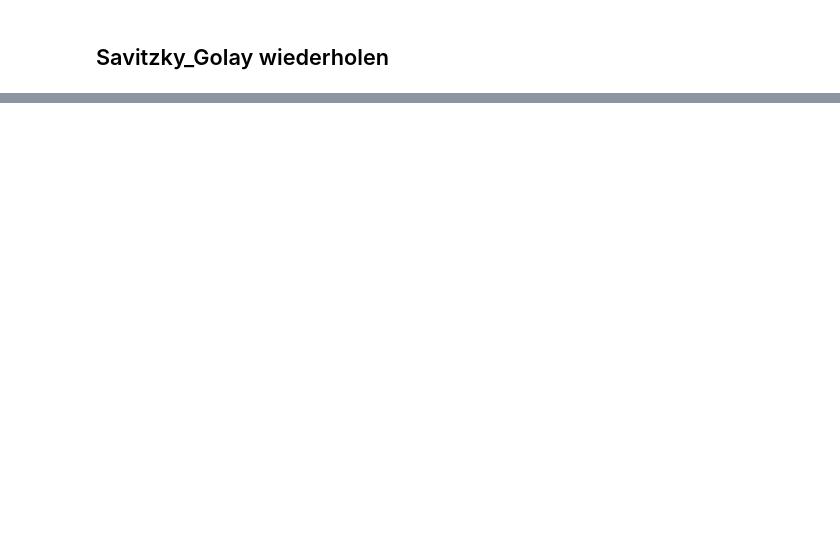
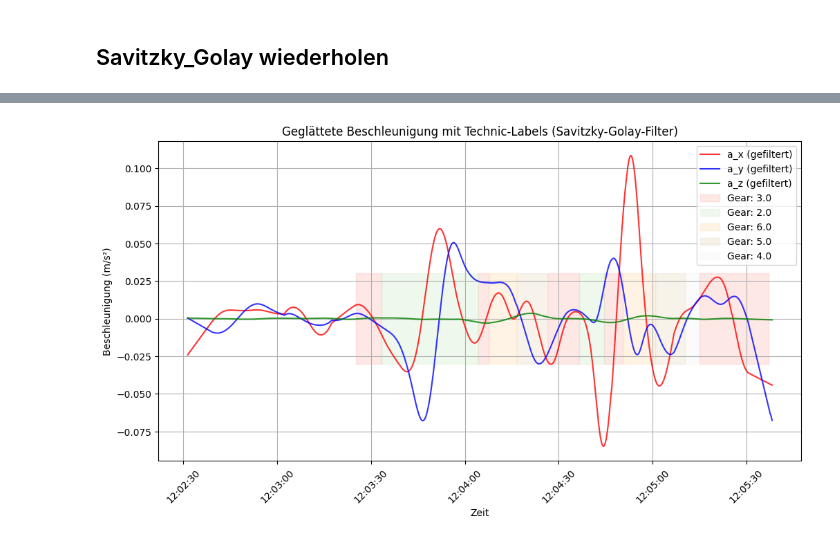
Before and after one commit to Louisfhgr/Dash.py, a Jupyter notebook: Vorwärtsbewegung_standartisieren.ipynb, the cells around one changed output, grey strips where cells are left out. Drawn from its saved outputs; the diff is of its cells as text; code cells hidden in the pictures; blank space fills up the shorter version.

```diff
--- a/Vorwärtsbewegung_standartisieren.ipynb
+++ b/Vorwärtsbewegung_standartisieren.ipynb
@@ -263,7 +212,7 @@ import pandas as pd
 import numpy as np
 
 # CSV-Datei laden
-df_gears = pd.read_csv("export_data_transformed.csv")
+df_gears = export_data_transformed
 
 # Nur die Daten für "nadine_faehndrich_run_1" filtern
 df_filtered = df_gears[df_gears["name_run"] == "FAEHNDRICH Nadine Run__1"]
@@ -704,0 +614,4 @@ df_rot
+# %%
+df_modified_Stan_test.rename(columns={"x_transformed_raw": "latitude", "y_transformed_raw": "longitude"}, inplace=True)
+print(df_modified_Stan_test.columns)
+df_modified_Stan_test
@@ -720,0 +648,4 @@ df
+# %%
+df_modified_Stan_test = df_modified_Stan_test[['latitude', 'longitude', 'elevation', 'speed_measured', 'timestamp',
+       'discipline_from_name', 'tf_id',  'time', 'date','technic' ]]
+df_modified_Stan_test
@@ -721,8 +666,6 @@ df
 # %%
-df = df_rot['x_transformed_raw', 'x_transformed_raw']
+from physics_computer.ski_xc import SkiCrossCountry
+xc = SkiCrossCountry(df=df_modified_Stan_test)
+df_modified = xc.compute()
 
-
-
-from physics_computer.ski_xc import SkiCrossCountry
-xc = SkiCrossCountry(df=df)
-df_modified = xc.compute()
+df_modified
@@ -728,0 +721,47 @@ df_modified = xc.compute()
+# %%
+import matplotlib.pyplot as plt
+import pandas as pd
+import numpy as np
+
+# Sicherstellen, dass df_modified die "technic"-Spalte enthält
+if "technic" not in df_modified.columns:
+    raise ValueError("Die Spalte 'technic' fehlt in df_modified! Stelle sicher, dass sie korrekt hinzugefügt wurde.")
+
+# Zeitachse erstellen
+time_series = pd.to_datetime(df_modified["time"], format="%H:%M:%S.%f")  # Zeit in datetime umwandeln
+
+# Gefilterte Beschleunigungen aus df_modified
+acc_x = df_modified["a_x_norm_sp"]
+acc_y = df_modified["a_y_norm_sp"]
+acc_z = df_modified["a_elevation_sp"]
+
+
+
+# Technic-Kategorie (Gear) auf numerische Werte mappen
+unique_technic = df_modified["technic"].dropna().unique()
+technic_mapping = {label: idx for idx, label in enumerate(unique_technic)}
+technic_values = df_modified["technic"].map(technic_mapping)
+
+# Farben für die verschiedenen Gears definieren
+colors = plt.cm.Pastel1(np.linspace(0, 1, len(technic_mapping)))  # Weiche Farben für Hintergrund
+
+# Plot erstellen
+plt.figure(figsize=(12, 6))
+plt.plot(time_series, acc_x, label="a_x (gefiltert)", alpha=0.8, color="red")
+plt.plot(time_series, acc_y, label="a_y (gefiltert)", alpha=0.8, color="blue")
+plt.plot(time_series, acc_z, label="a_z (gefiltert)", alpha=0.8, color="green")
+
+# Gears als Hintergrundfarben markieren
+for idx, (label, color) in enumerate(zip(technic_mapping.keys(), colors)):
+    mask = technic_values == idx
+    plt.fill_between(time_series, -0.03, 0.03, where=mask, color=color, alpha=0.3, label=f"Gear: {label}")
+
+plt.xlabel("Zeit")
+plt.ylabel("Beschleunigung (m/s²)")
+plt.title("Geglättete Beschleunigung mit Technic-Labels (Savitzky-Golay-Filter)")
+plt.legend()
+plt.xticks(rotation=45)
+plt.grid(True)
+plt.show()
+# %% [output]
+[figure, added]
```
Also changed, not shown: parts of 25 cells of this notebook.
